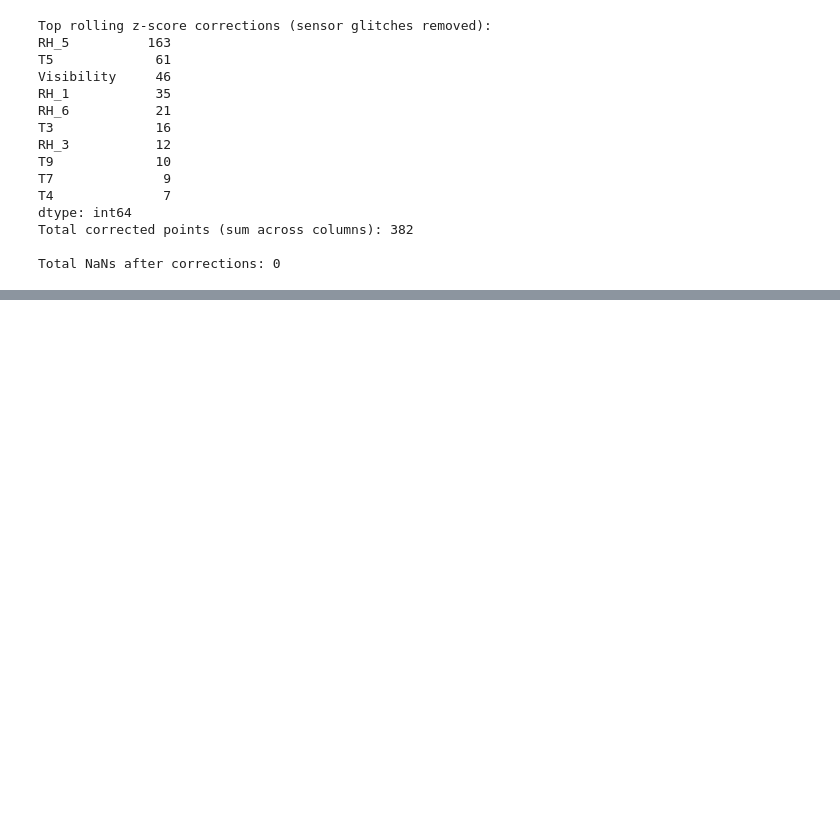
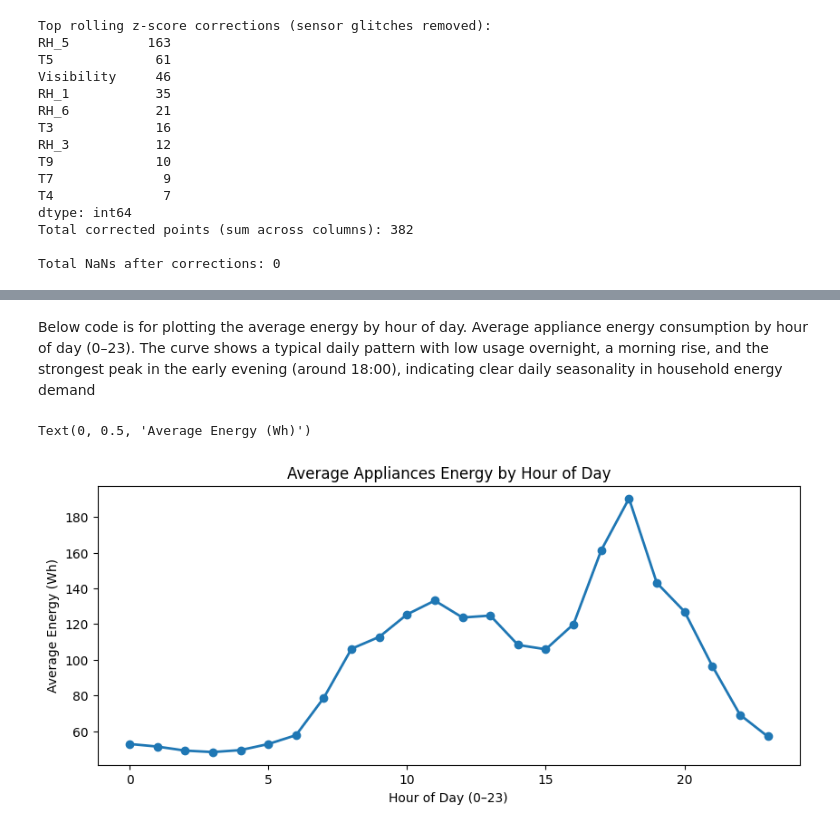
Before and after one commit to ibimohamed83/Data_Analytics_project, a Jupyter notebook: smart_home.ipynb, the cells around one changed output, grey strips where cells are left out. Saved outputs shown, nothing was run; the diff lists cells and outputs as text; code cells hidden in the pictures; blank space fills up the shorter version.

```diff
--- a/smart_home.ipynb
+++ b/smart_home.ipynb
@@ -305,0 +340,15 @@ Total NaNs after corrections: 0
+# %% [markdown]
+Below code is for plotting the average energy by hour of day. Average appliance energy consumption by hour of day (0–23). The curve shows a typical daily pattern with low usage overnight, a morning rise, and the strongest peak in the early evening (around 18:00), indicating clear daily seasonality in household energy demand
+# %%
+tmp = df.copy()
+tmp["hour"] = tmp.index.hour
+hourly_mean = tmp.groupby("hour")[TARGET_COL].mean()
+
+plt.figure(figsize=(10, 4))
+hourly_mean.plot(marker="o", linewidth=2)
+plt.title("Average Appliances Energy by Hour of Day")
+plt.xlabel("Hour of Day (0–23)")
+plt.ylabel("Average Energy (Wh)")
+# %% [output]
+Text(0, 0.5, 'Average Energy (Wh)')
+[figure, added]
```
Also changed, not shown: parts of 11 cells of this notebook, 10 other files.
